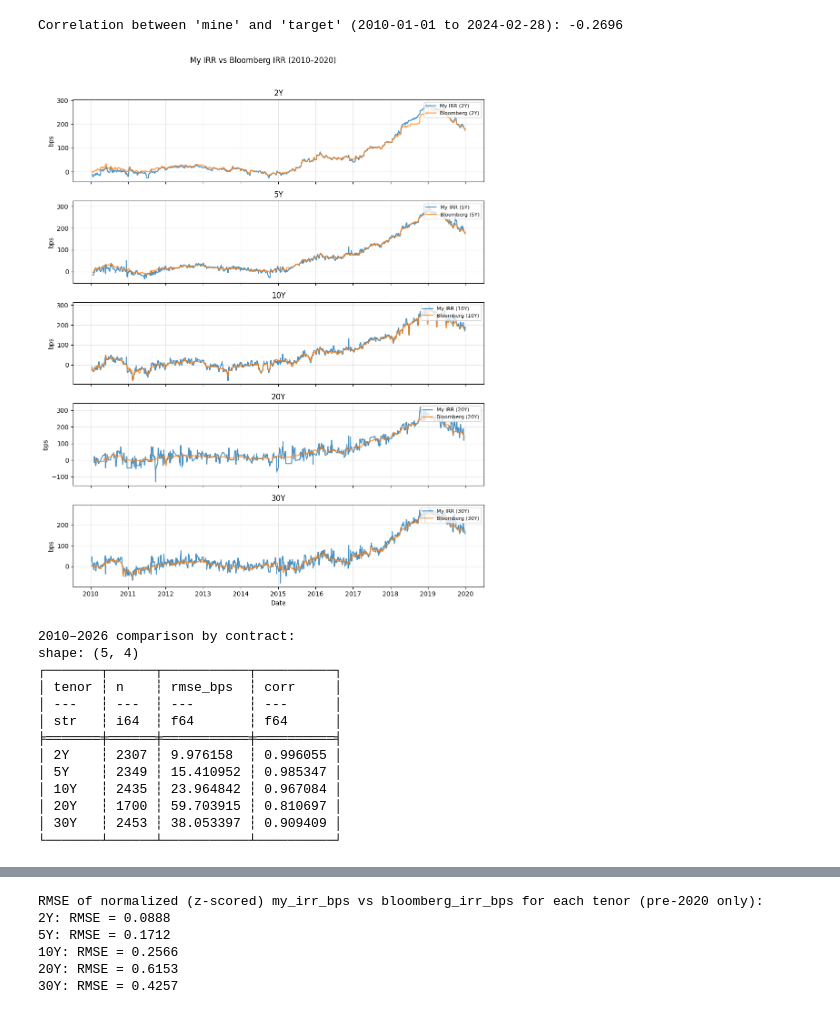
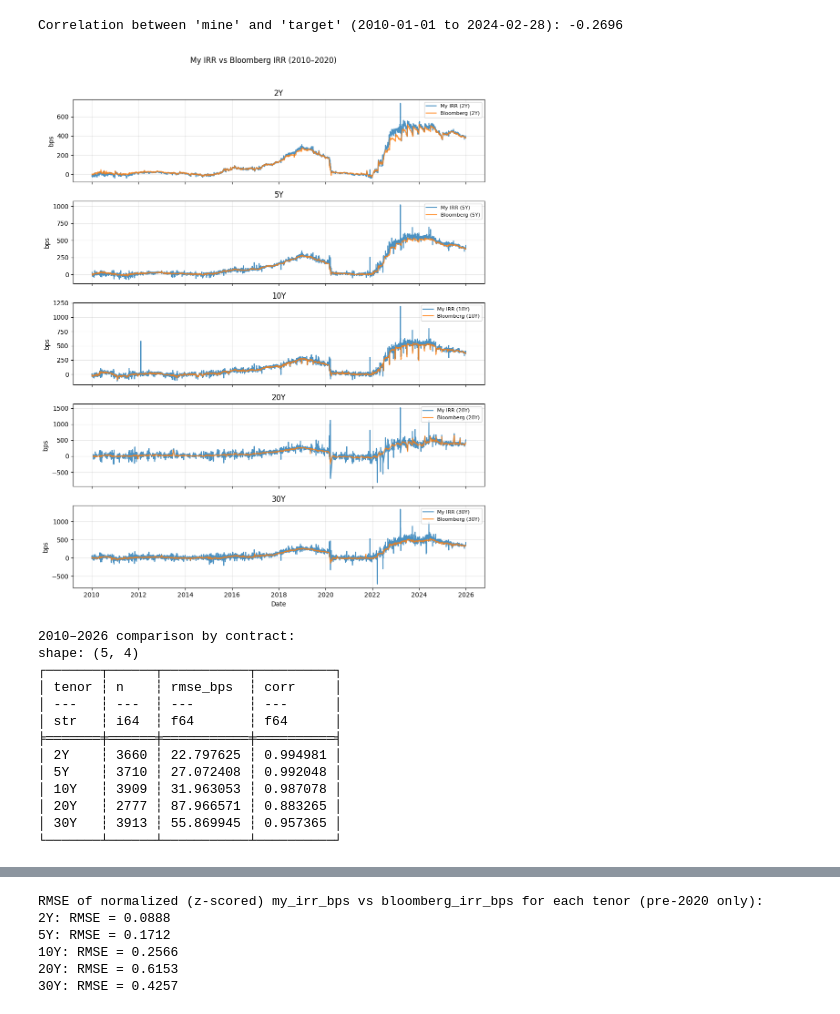
Before and after one commit to maxz073/p10_Siriwardane_et_al_2026, a Jupyter notebook: src/check.ipynb, the cells around one changed output, grey strips where cells are left out. Cells and saved outputs as stored; diff of their text form; code cells hidden in the pictures.

```diff
--- a/src/check.ipynb
+++ b/src/check.ipynb
@@ -429,3 +420,37 @@ df_sf_rf.tail(200)
 | 4965 | 2024-02-28 | 469.110992 | NaN | NaN | 514.466980 | NaN | NaN | 518.062012 | ... |
 | 4966 | 2024-02-29 | NaN | NaN | NaN | NaN | NaN | NaN | NaN | ... |
 200 rows × 21 columns
+# %%
+# Compare my IRR to tfut_*_rf in df_sf_rf: plot the difference (my_irr - tfut_n_rf)
+import matplotlib.pyplot as plt
+
+# Tenor -> column name in df_sf_rf
+TENOR_TFUT = {"2Y": "tfut_2_rf", "5Y": "tfut_5_rf", "10Y": "tfut_10_rf", "20Y": "tfut_20_rf", "30Y": "tfut_30_rf"}
+tenors = list(TENOR_TFUT.keys())
+
+# df_sf_rf as Polars, normalize date for join
+sf = pl.from_pandas(df_sf_rf[["date"] + [TENOR_TFUT[t] for t in tenors]])
+sf = sf.with_columns(pl.col("date").cast(pl.Date).alias("Date"))
+# My IRR: ensure Date is pl.Date
+irr = df_irr.with_columns(pl.col("Date").cast(pl.Date)).select(["Date"] + tenors)
+
+# Inner join on date
+merged = irr.join(sf, on="Date", how="inner")
+
+fig, axes = plt.subplots(5, 1, figsize=(10, 12), sharex=True)
+for i, tenor in enumerate(tenors):
+    tfut_col = TENOR_TFUT[tenor]
+    diff = merged.with_columns(
+        (pl.col(tenor) - pl.col(tfut_col)).alias("diff_bps")
+    ).select(["Date", "diff_bps"])
+    diff_clean = diff.filter(pl.col("diff_bps").is_not_nan())
+    ax = axes[i]
+    ax.plot(diff_clean["Date"], diff_clean["diff_bps"], alpha=0.8)
+    ax.axhline(0, color="gray", linestyle="--", alpha=0.5)
+    ax.set_ylabel("bps (my IRR − tfut_rf)")
+    ax.set_title(f"{tenor}")
+    ax.grid(True, alpha=0.3)
+axes[-1].set_xlabel("Date")
+fig.suptitle("My IRR minus tfut_*_rf (df_sf_rf)", y=1.02)
+plt.tight_layout()
+plt.show()
@@ -685,8 +752,8 @@ from sklearn.metrics import mean_squared_error
 
 # Date range (up to 2020)
 start_date = pl.date(2010, 1, 1)
-end_date = pl.date(2020, 1, 1)
-WINDOW_SIZE = 7
+end_date = pl.date(2026, 1, 1)
+WINDOW_SIZE = 1
 
 # Tenor -> Bloomberg ticker prefix (for finding fut_implied_repo_rt column)
 TENOR_BBG = {"2Y": "TU2", "5Y": "FV2", "10Y": "TY2", "20Y": "WN2", "30Y": "US2"}
@@ -723,38 +790,38 @@ for i, tenor in enumerate(tenors):
     )
     # 5-day rolling median for smoother display
     compare_clean = compare_clean.sort("Date").with_columns([
-        pl.col("my_irr_bps").rolling_median(window_size=WINDOW_SIZE).alias("my_irr_bps_smooth"),
-        pl.col("bloomberg_irr_bps").rolling_median(window_size=WINDOW_SIZE).alias("bloomberg_irr_bps_smooth"),
+       pl.col("my_irr_bps").rolling_median(window_size=WINDOW_SIZE).alias("my_irr_bps_smooth"),
+       pl.col("bloomberg_irr_bps").rolling_median(window_size=WINDOW_SIZE).alias("bloomberg_irr_bps_smooth"),
     ])
 
     ax = axes[i]
     ax.plot(compare_clean["Date"], compare_clean["my_irr_bps_smooth"], label=f"My IRR ({tenor})", alpha=0.8)
     ax.plot(compare_clean["Date"], compare_clean["bloomberg_irr_bps_smooth"], label=f"Bloomberg ({tenor})", alpha=0.8)
     ax.set_ylabel("bps")
     ax.set_title(f"{tenor}")
     ax.legend(loc="upper right", fontsize=8)
     ax.grid(True, alpha=0.3)
 
     my_vals = compare_clean["my_irr_bps"].to_numpy()
     bbg_vals = compare_clean["bloomberg_irr_bps"].to_numpy()
     n = len(my_vals)
     if n > 0:
         rmse = (mean_squared_error(my_vals, bbg_vals)) ** 0.5
         corr = np.corrcoef(my_vals, bbg_vals)[0, 1]
         results.append({"tenor": tenor, "n": n, "rmse_bps": rmse, "corr": corr})
     else:
         results.append({"tenor": tenor, "n": 0, "rmse_bps": np.nan, "corr": np.nan})
 
 axes[-1].set_xlabel("Date")
 fig.suptitle("My IRR vs Bloomberg IRR (2010–2020)", y=1.02)
 plt.tight_layout()
 plt.show()
 
 # Summary table
 print("2010–2026 comparison by contract:")
 print(pl.DataFrame(results))
 # %% [output]
-[figure, old version]
+[figure, new version]
 2010–2026 comparison by contract:
 shape: (5, 4)
 ┌───────┬──────┬───────────┬──────────┐
@@ -762,9 +829,9 @@ shape: (5, 4)
 │ ---   ┆ ---  ┆ ---       ┆ ---      │
 │ str   ┆ i64  ┆ f64       ┆ f64      │
 ╞═══════╪══════╪═══════════╪══════════╡
-│ 2Y    ┆ 2307 ┆ 9.976158  ┆ 0.996055 │
-│ 5Y    ┆ 2349 ┆ 15.410952 ┆ 0.985347 │
-│ 10Y   ┆ 2435 ┆ 23.964842 ┆ 0.967084 │
-│ 20Y   ┆ 1700 ┆ 59.703915 ┆ 0.810697 │
-│ 30Y   ┆ 2453 ┆ 38.053397 ┆ 0.909409 │
+│ 2Y    ┆ 3660 ┆ 22.797625 ┆ 0.994981 │
+│ 5Y    ┆ 3710 ┆ 27.072408 ┆ 0.992048 │
+│ 10Y   ┆ 3909 ┆ 31.963053 ┆ 0.987078 │
+│ 20Y   ┆ 2777 ┆ 87.966571 ┆ 0.883265 │
+│ 30Y   ┆ 3913 ┆ 55.869945 ┆ 0.957365 │
 └───────┴──────┴───────────┴──────────┘
```
Also changed, not shown: parts of 9 cells of this notebook, 12 other files.
